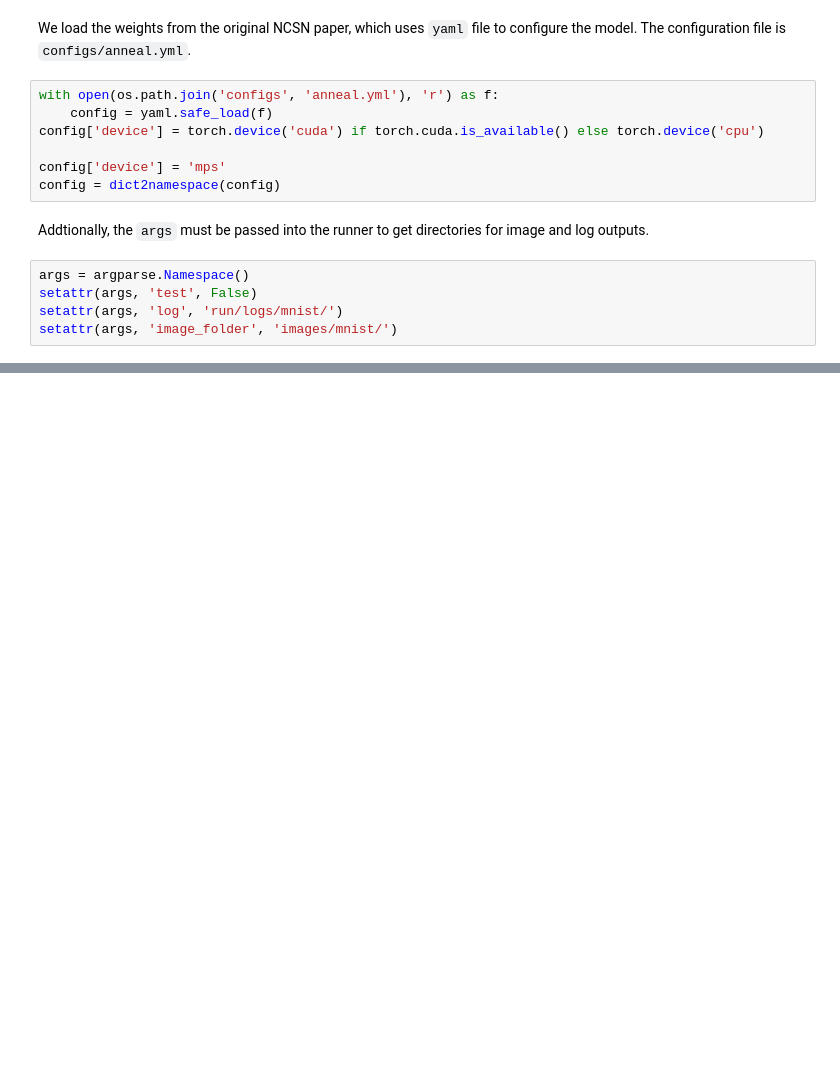
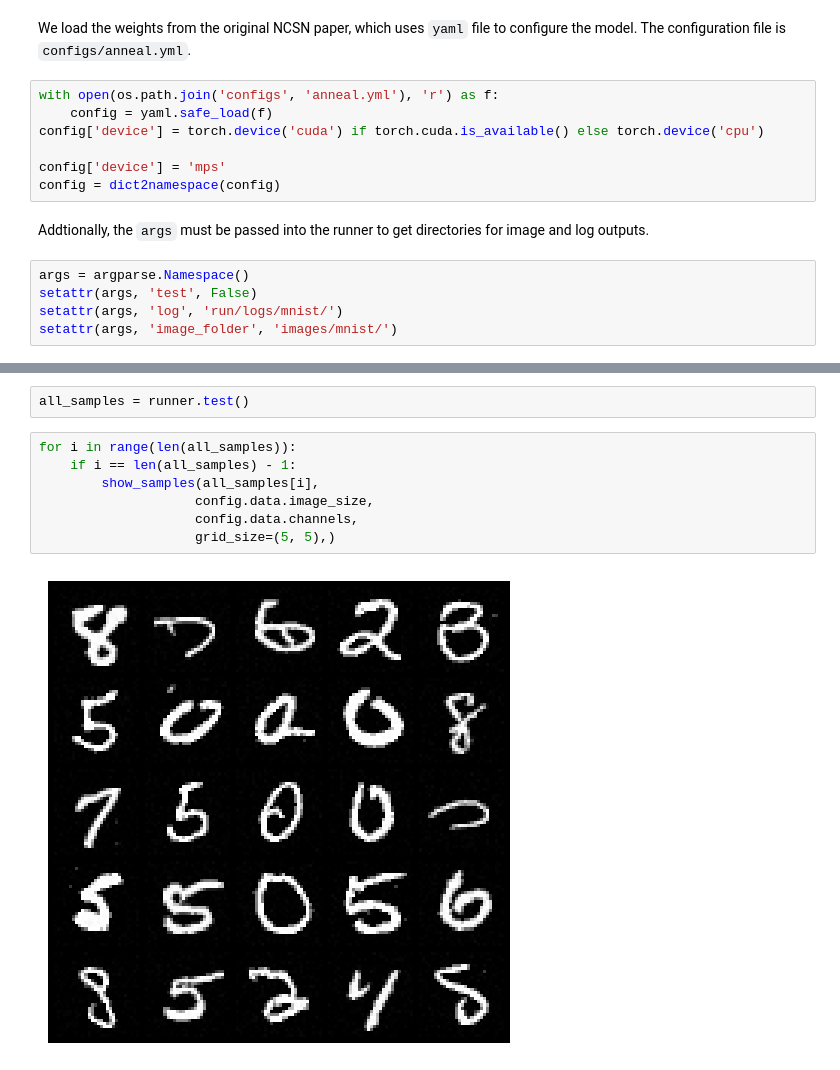
Before and after one commit to isomorphicdude/ncsn, a Jupyter notebook: rough-demo.ipynb, the cells around one changed output, grey strips where cells are left out. Cells and saved outputs as stored; diff of their text form; blank space fills up the shorter version.

```diff
--- a/rough-demo.ipynb
+++ b/rough-demo.ipynb
@@ -41,3 +77,14 @@ runner.test()
+# %%
+all_samples = runner.test()
+# %%
+for i in range(len(all_samples)):
+    if i == len(all_samples) - 1:
+        show_samples(all_samples[i],
+                    config.data.image_size,
+                    config.data.channels,
+                    grid_size=(5, 5),)
+# %% [output]
+[figure, added]
 # %%
 !rm -rf images/mnist/*.png
 !rm -rf images/mnist/*.pth
```
Also changed, not shown: parts of 5 cells of this notebook.
